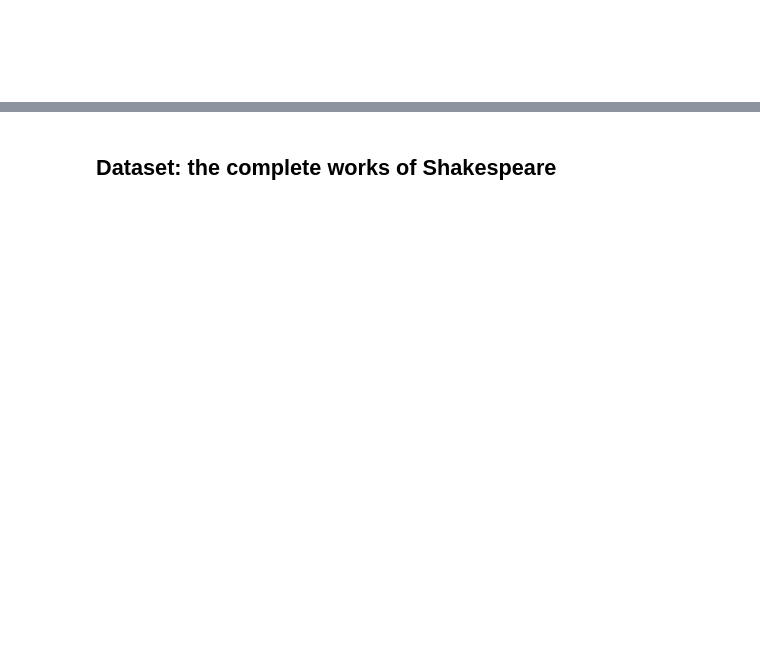
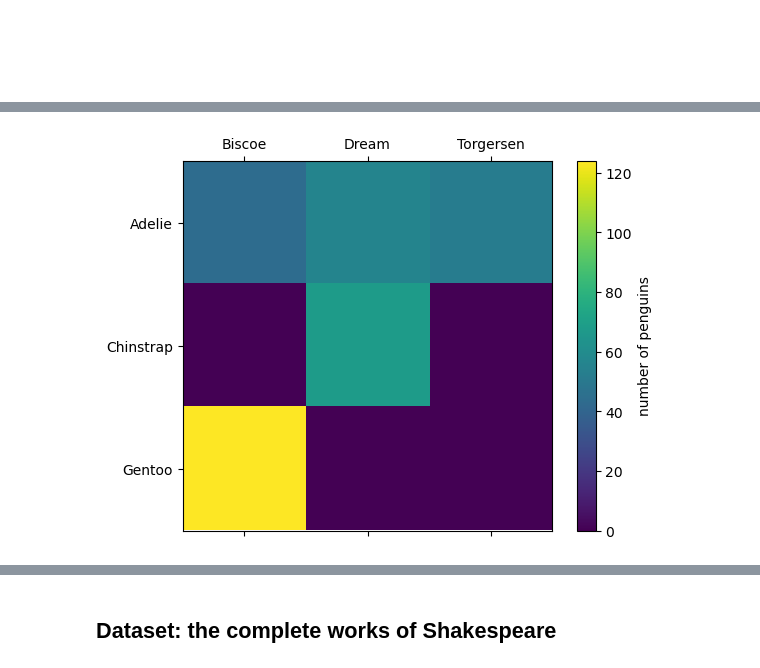
Before and after one commit to jpivarski-talks/2025-07-12-scipy-teen-track, a Jupyter notebook: site/files/09-shakespeare.ipynb, the cells around one changed output, grey strips where cells are left out. Drawn from its saved outputs; the diff is of its cells as text; code cells hidden in the pictures; blank space fills up the shorter version.

```diff
--- a/site/files/09-shakespeare.ipynb
+++ b/site/files/09-shakespeare.ipynb
@@ -10,0 +188,12 @@
+# %%
+fig, ax = plt.subplots()
+
+matrix = ax.matshow(pd.crosstab(penguins["species"], penguins["island"]).values)
+fig.colorbar(matrix, label="number of penguins")
+
+ax.set_xticks([0, 1, 2], ["Biscoe", "Dream", "Torgersen"])
+ax.set_yticks([0, 1, 2], ["Adelie", "Chinstrap", "Gentoo"])
+
+None
+# %% [output]
+[figure, added]
```
Also changed, not shown: parts of 40 cells of this notebook.
